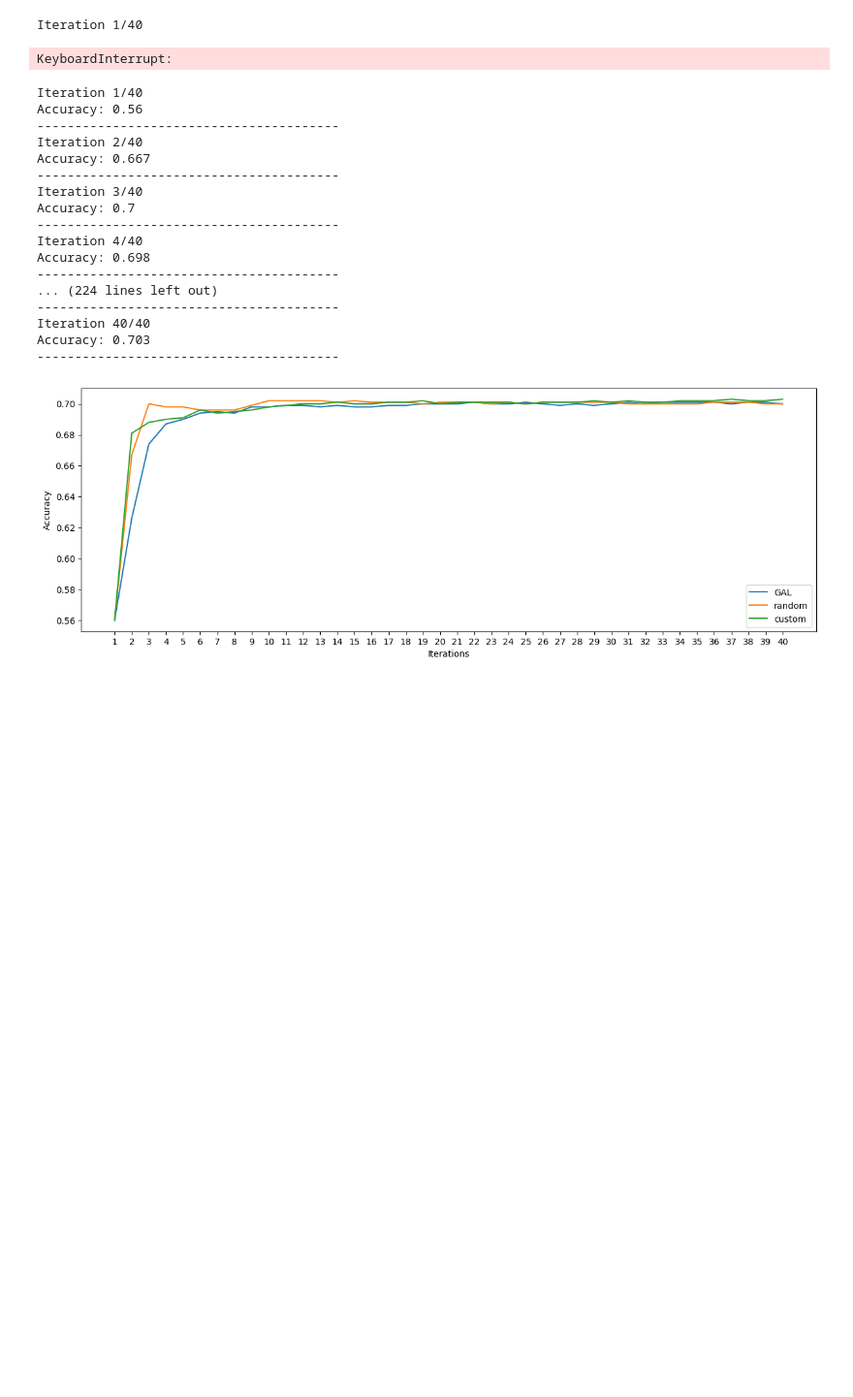
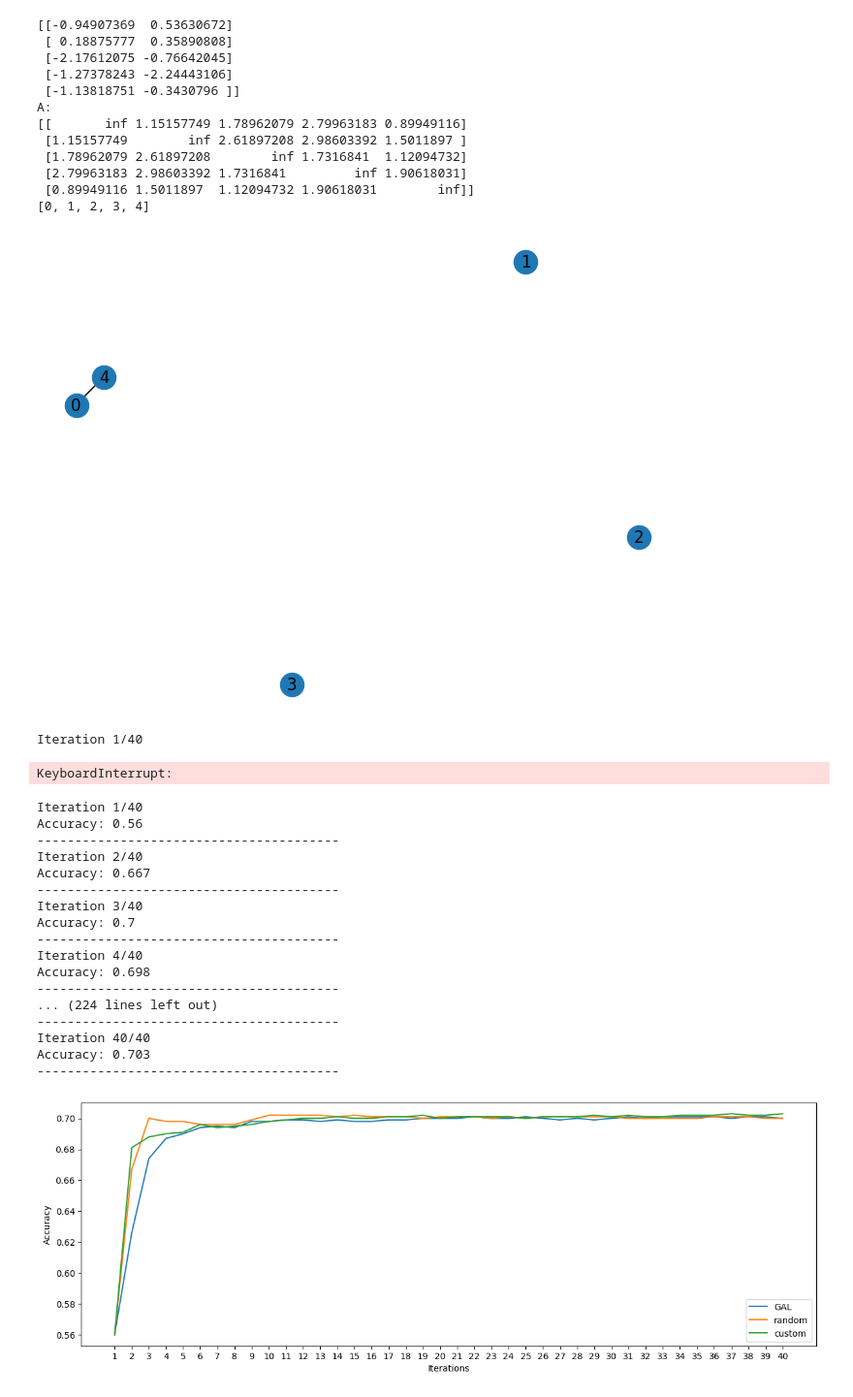
Before and after one commit to ThatMajd/Graph-Boosted-Active-Learning, a Jupyter notebook: ref/tests.ipynb, the cells around one changed output. Shown: that part at 97% size. Saved outputs shown, nothing was run; the diff lists cells and outputs as text; code cells hidden in the pictures; blank space fills up the shorter version.

```diff
--- a/tests.ipynb
+++ b/ref/tests.ipynb
@@ -1,3 +1,35 @@
+# %%
+from utils.metrics import Similarity, Uncertainty
+from utils.builders import GraphBuilder
+import networkx as nx
+import numpy as np
+
+X = np.random.normal(size=(5, 2))
+print(X)
+
+print('A:')
+sim = Similarity('euclidean')
+A = sim(X)
+print(A)
+
+builder = GraphBuilder(sim)
+G, E = builder.build(X)
+print(G.nodes)
+nx.draw(G, with_labels=True)
+# %% [output]
+[[-0.94907369  0.53630672]
+ [ 0.18875777  0.35890808]
+ [-2.17612075 -0.76642045]
+ [-1.27378243 -2.24443106]
+ [-1.13818751 -0.3430796 ]]
+A:
+[[       inf 1.15157749 1.78962079 2.79963183 0.89949116]
+ [1.15157749        inf 2.61897208 2.98603392 1.5011897 ]
+ [1.78962079 2.61897208        inf 1.7316841  1.12094732]
+ [2.79963183 2.98603392 1.7316841         inf 1.90618031]
+ [0.89949116 1.5011897  1.12094732 1.90618031        inf]]
+[0, 1, 2, 3, 4]
+[figure, added]
 # %%
 import warnings
 warnings.filterwarnings('ignore')
```
Also changed, not shown: 25 other files.
